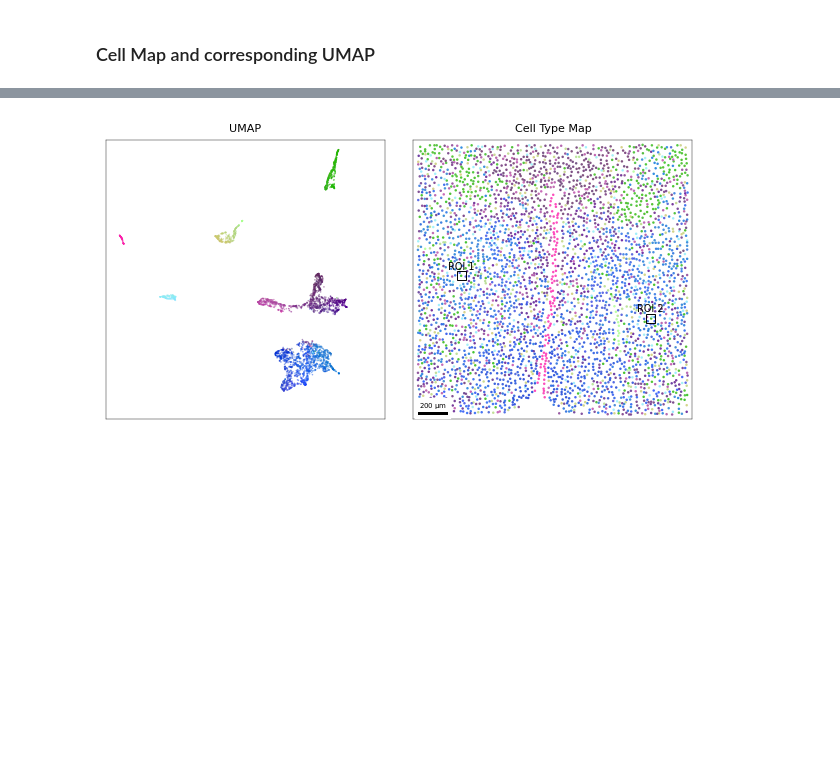
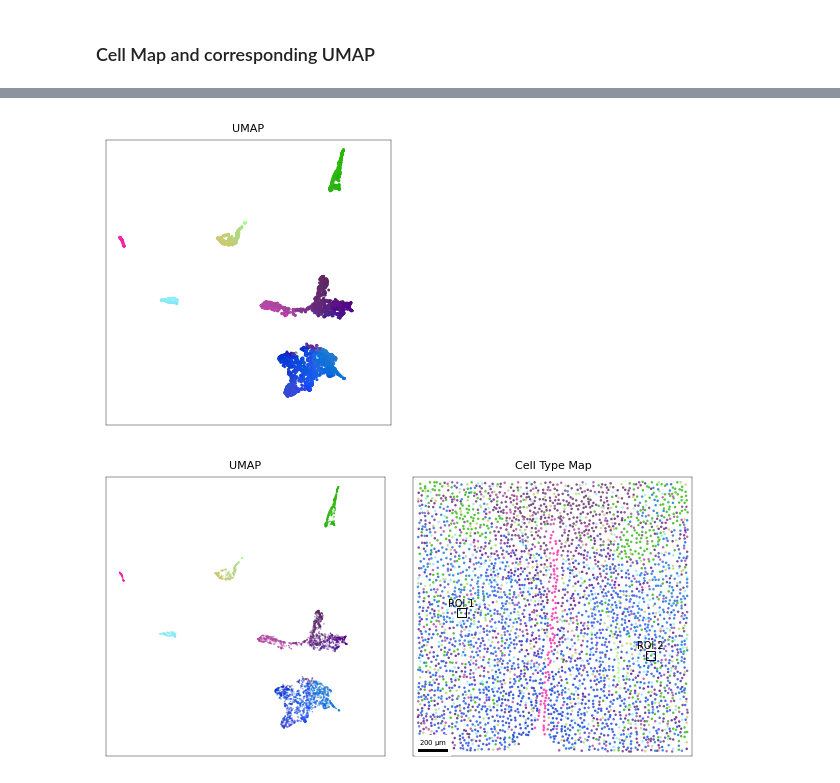
Before and after one commit to melocery/MasterThesisAnalysis, a Jupyter notebook: notebook/R8_DoubletsExample.ipynb, the cells around one changed output, grey strips where cells are left out. Drawn from its saved outputs; the diff is of its cells as text; code cells hidden in the pictures; blank space fills up the shorter version.

```diff
--- a/notebook/R8_DoubletsExample.ipynb
+++ b/notebook/R8_DoubletsExample.ipynb
@@ -89,3 +99,29 @@ spatial = pseudocells.obsm["spatial"]
+# %%
+fig, ax = plt.subplots(1, 1, figsize=(8*CM, 9*CM))
+
+ax.scatter(
+    embedding[:, 0],
+    embedding[:, 1],
+    c=RGB,
+    # alpha=0.5,
+    marker=".",
+    edgecolors='none',
+    s=17,
+)
+ax.set(aspect='equal', adjustable='box')
+ax.set_xlim(-8,17)
+ax.set_ylim(-8,17)
+for spine in ax.spines.values():
+        spine.set_linewidth(0.3)
+ax.set_xticks([])
+ax.set_yticks([])
+ax.set_title("UMAP", fontsize=8)
+
+plt.tight_layout()
+plt.savefig(fig_path/"UMAP.png", **SAVE_FIG)
+plt.show()
+# %% [output]
+[figure, added]
 # %%
 fig, ax = plt.subplots(1, 2, figsize=(16*CM, 8*CM))
 
```
Also changed, not shown: parts of 3 cells of this notebook, 4 other files.
